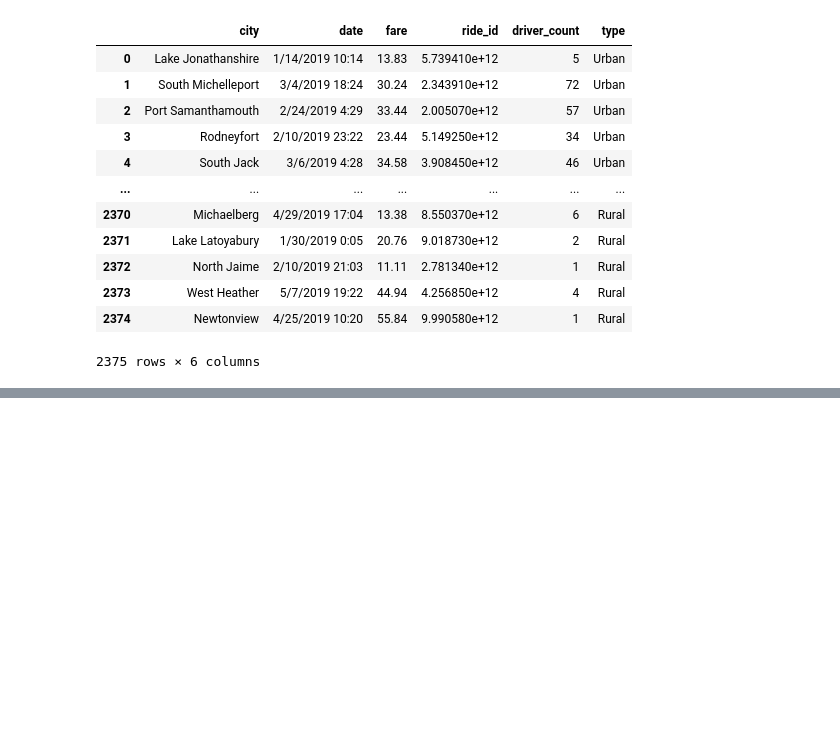
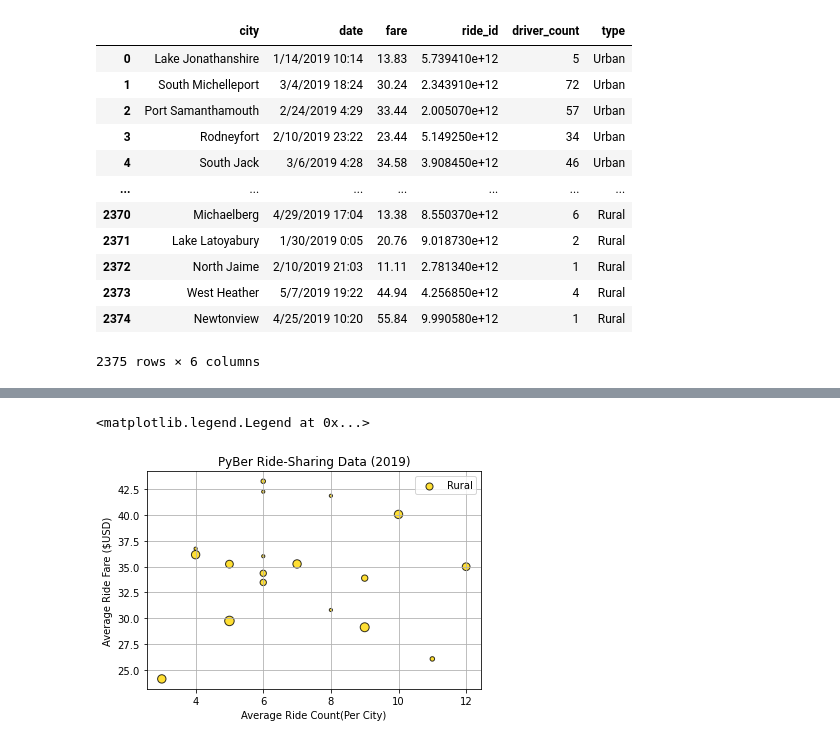
Before and after one commit to BrandonCodes95/PyBer_Analysis, a Jupyter notebook: PyBer.ipynb, the cells around one changed output, grey strips where cells are left out. Drawn from its saved outputs; the diff is of its cells as text; code cells hidden in the pictures; blank space fills up the shorter version.

```diff
--- a/PyBer.ipynb
+++ b/PyBer.ipynb
@@ -155,0 +192,6 @@ pyber_data_df
+# %%
+#create data frame for each type
+
+rural_cities_df = pyber_data_df[pyber_data_df["type"] == "Rural"]
+
+rural_cities_df.head(10)
@@ -155,0 +236,6 @@ pyber_data_df
+# %%
+#get ride count per city by rural cities
+
+rural_ride_count = rural_cities_df.groupby(["city"]).count()["ride_id"]
+
+rural_ride_count.head()
@@ -155,0 +282,4 @@ pyber_data_df
+# %%
+rural_avg_fare = rural_cities_df.groupby(["city"]).mean()["fare"]
+
+rural_avg_fare.head()
@@ -155,0 +322,4 @@ pyber_data_df
+# %%
+rural_avg_drivers = rural_cities_df.groupby(["city"]).mean()["driver_count"]
+
+rural_avg_drivers.head()
@@ -155,0 +386,29 @@ pyber_data_df
+# %%
+#create rural city bubble chart
+
+plt.scatter(rural_ride_count,
+            rural_avg_fare,
+            c="gold",
+            s=10*rural_avg_drivers,
+            linewidth=1,
+            alpha=0.8,
+            label="Rural",
+            edgecolor="black")
+
+#title/labels
+
+plt.xlabel("Average Ride Count(Per City)")
+
+plt.ylabel("Average Ride Fare ($USD)")
+
+plt.title("PyBer Ride-Sharing Data (2019)")
+
+#grid
+
+plt.grid(True)
+
+#legend
+plt.legend()
+# %% [output]
+<matplotlib.legend.Legend at 0x...>
+[figure, added]
```
Also changed, not shown: parts of 15 cells of this notebook.
